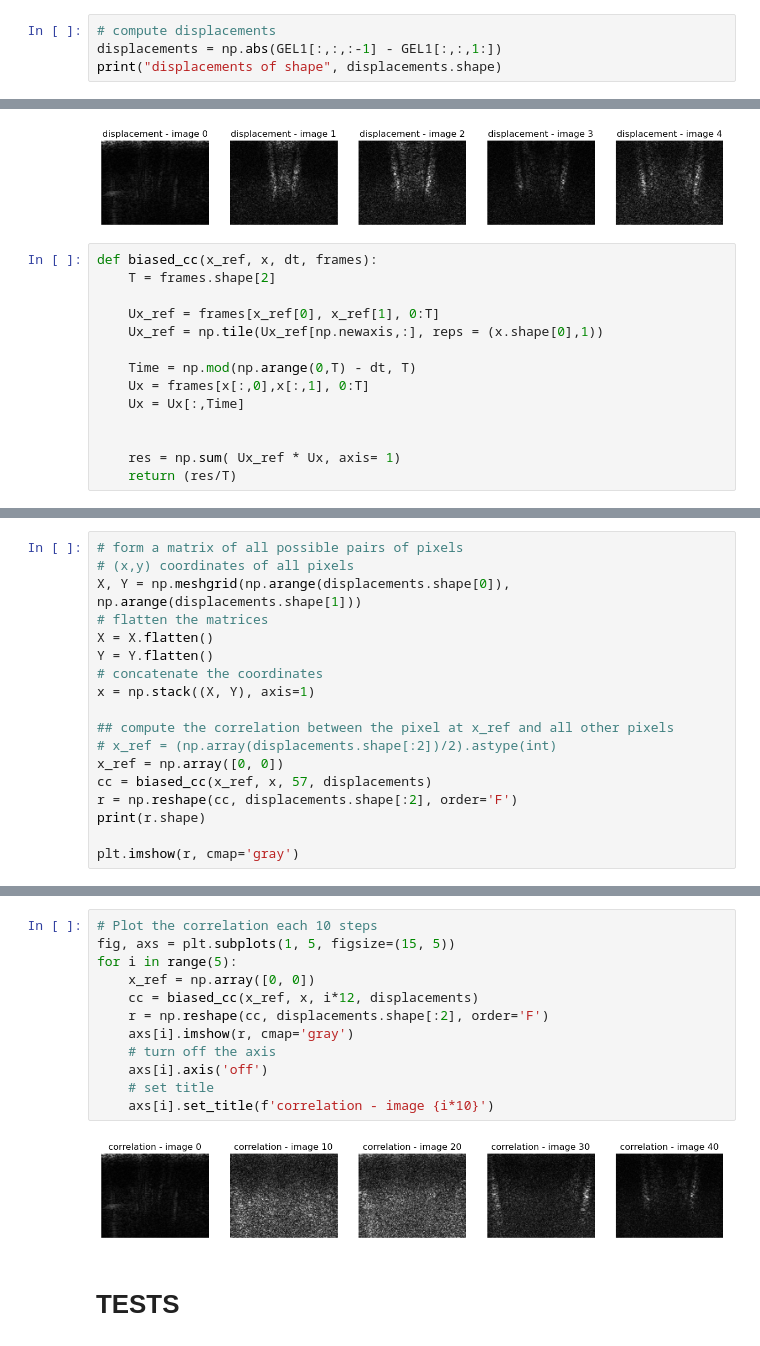
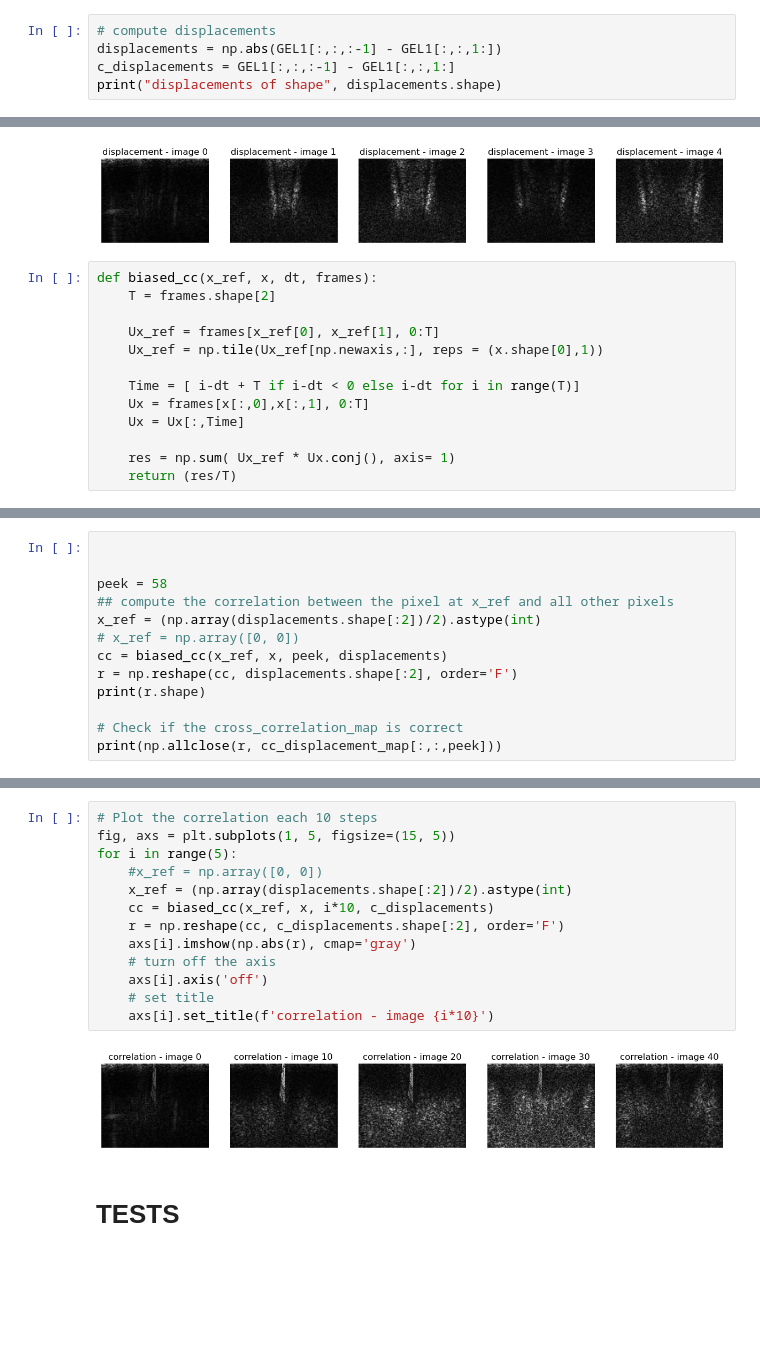
Before and after one commit to MalekSalah/Imagerie-medicale-beamforming-, a Jupyter notebook: notebooks/elastographu.ipynb, the cells around one changed output, grey strips where cells are left out. Drawn from its saved outputs; the diff is of its cells as text; blank space fills up the shorter version.

Commit message:
Compute Time of flight

```diff
--- a/notebooks/elastographu.ipynb
+++ b/notebooks/elastographu.ipynb
@@ -40,6 +40,7 @@ plt.show()
 # %%
 # compute displacements
 displacements = np.abs(GEL1[:,:,:-1] - GEL1[:,:,1:])
+c_displacements = GEL1[:,:,:-1] - GEL1[:,:,1:]
 print("displacements of shape", displacements.shape)
 # %% [output]
 displacements of shape (100, 128, 59)
@@ -61,12 +62,11 @@ def biased_cc(x_ref, x, dt, frames):
     Ux_ref = frames[x_ref[0], x_ref[1], 0:T]
     Ux_ref = np.tile(Ux_ref[np.newaxis,:], reps = (x.shape[0],1))
 
-    Time = np.mod(np.arange(0,T) - dt, T)
+    Time = [ i-dt + T if i-dt < 0 else i-dt for i in range(T)]
     Ux = frames[x[:,0],x[:,1], 0:T]
     Ux = Ux[:,Time]
 
-
-    res = np.sum( Ux_ref * Ux, axis= 1)
+    res = np.sum( Ux_ref * Ux.conj(), axis= 1)
     return (res/T)
 # %%
 # Test the biased_cc function
@@ -105,18 +142,13 @@ Times
 # %%
-# form a matrix of all possible pairs of pixels
-# (x,y) coordinates of all pixels
-X, Y = np.meshgrid(np.arange(displacements.shape[0]), np.arange(displacements.shape[1]))
-# flatten the matrices
-X = X.flatten()
-Y = Y.flatten()
-# concatenate the coordinates
-x = np.stack((X, Y), axis=1)
 
+
+peek = 58
 ## compute the correlation between the pixel at x_ref and all other pixels
-# x_ref = (np.array(displacements.shape[:2])/2).astype(int)
-x_ref = np.array([0, 0])
-cc = biased_cc(x_ref, x, 57, displacements)
+x_ref = (np.array(displacements.shape[:2])/2).astype(int)
+# x_ref = np.array([0, 0])
+cc = biased_cc(x_ref, x, peek, displacements)
 r = np.reshape(cc, displacements.shape[:2], order='F')
 print(r.shape)
 
-plt.imshow(r, cmap='gray')
+# Check if the cross_correlation_map is correct
+print(np.allclose(r, cc_displacement_map[:,:,peek]))
@@ -127,17 +155,18 @@ plt.imshow(r, cmap='gray')
 # %%
 # Plot the correlation each 10 steps
 fig, axs = plt.subplots(1, 5, figsize=(15, 5))
 for i in range(5):
-    x_ref = np.array([0, 0])
-    cc = biased_cc(x_ref, x, i*12, displacements)
-    r = np.reshape(cc, displacements.shape[:2], order='F')
-    axs[i].imshow(r, cmap='gray')
+    #x_ref = np.array([0, 0])
+    x_ref = (np.array(displacements.shape[:2])/2).astype(int)
+    cc = biased_cc(x_ref, x, i*10, c_displacements)
+    r = np.reshape(cc, c_displacements.shape[:2], order='F')
+    axs[i].imshow(np.abs(r), cmap='gray')
     # turn off the axis
     axs[i].axis('off')
     # set title
     axs[i].set_title(f'correlation - image {i*10}')
 # %% [output]
-[figure, old version]
+[figure, new version]
 # %% [markdown]
 # TESTS
 # %%
```
Also changed, not shown: parts of 7 cells of this notebook.
